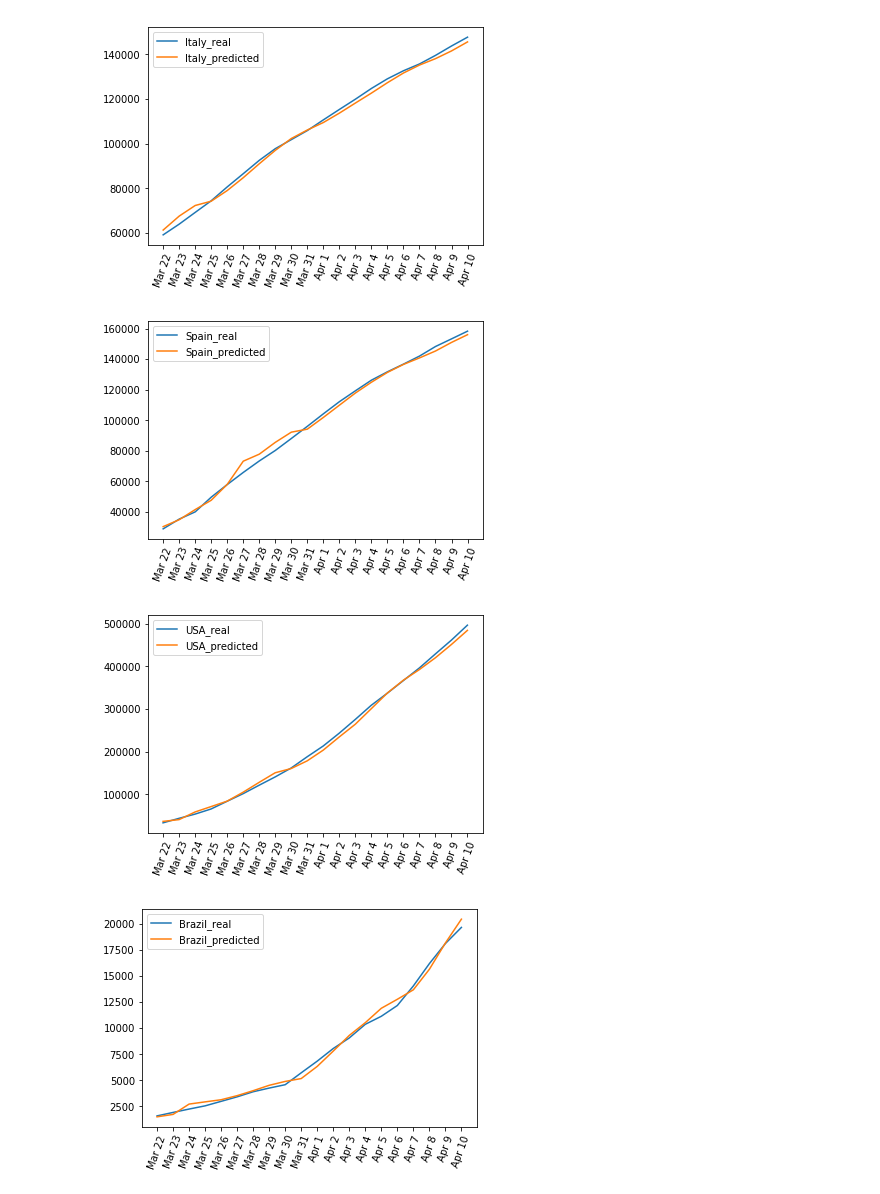
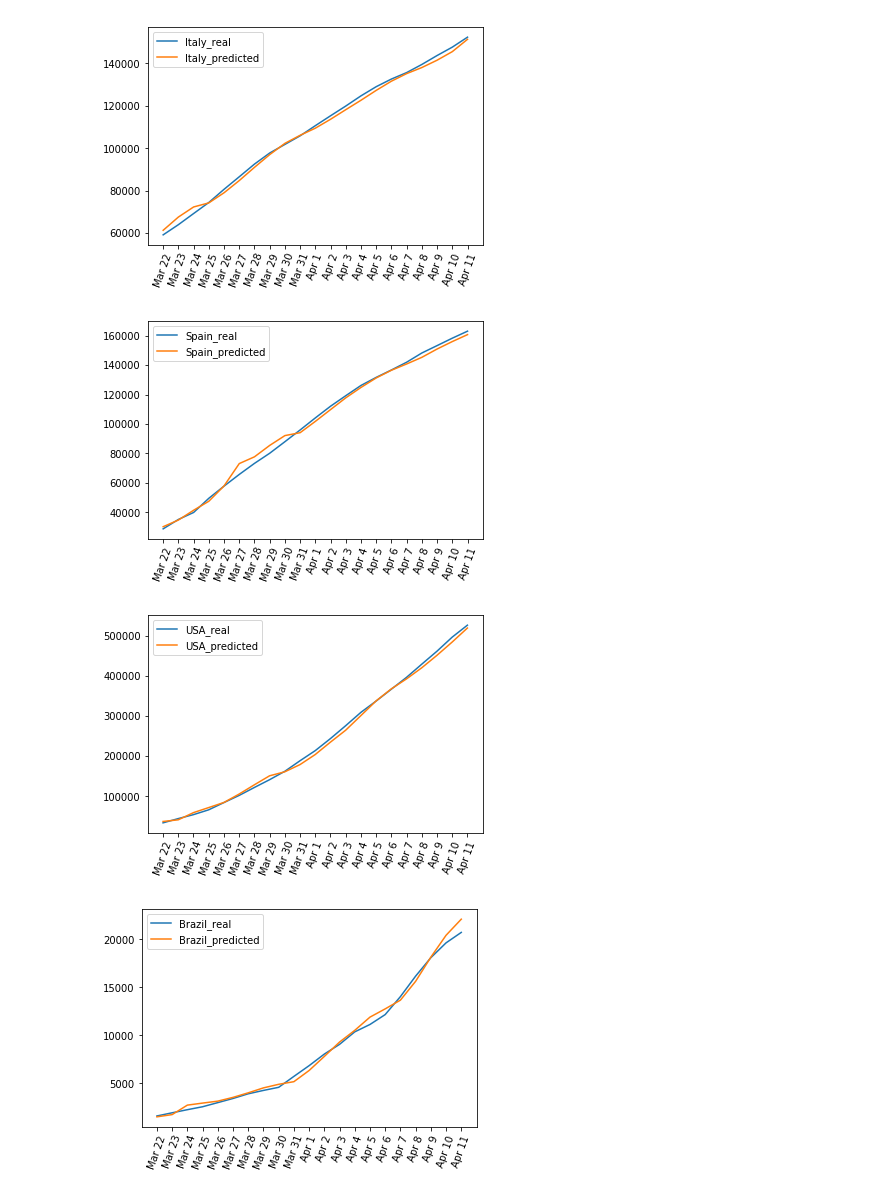
Before and after one commit to lucastsutsui/corona-prediction, a Jupyter notebook: realVsPredictedComparison.ipynb, the cells around one changed output. Cells and saved outputs as stored; diff of their text form; code cells hidden in the pictures.

```diff
--- a/realVsPredictedComparison.ipynb
+++ b/realVsPredictedComparison.ipynb
@@ -19,35 +19,36 @@ realData = dict()
 predData = dict()
 
 for country in ["Italy", "Spain", "USA", "Brazil"]:
     realData[country] = []
     predData[country] = []
 
 for i in range(int(len(dataset) / 2)):
     predData["Italy"].append(dataset[2 * i][0])
     realData["Italy"].append(dataset[(2 * i) + 1][0])
 
     predData["Spain"].append(dataset[2 * i][1])
     realData["Spain"].append(dataset[(2 * i) + 1][1])
 
     predData["USA"].append(dataset[2 * i][2])
     realData["USA"].append(dataset[(2 * i) + 1][2])
 
     predData["Brazil"].append(dataset[2 * i][3])
     realData["Brazil"].append(dataset[(2 * i) + 1][3])
 
 xlabel = ["Mar 22", "Mar 23", "Mar 24", "Mar 25", "Mar 26",
           "Mar 27", "Mar 28", "Mar 29", "Mar 30", "Mar 31",
           "Apr 1", "Apr 2", "Apr 3", "Apr 4", "Apr 5",
-          "Apr 6", "Apr 7", "Apr 8", "Apr 9", "Apr 10"]
+          "Apr 6", "Apr 7", "Apr 8", "Apr 9", "Apr 10",
+          "Apr 11"]
 
 for country in ["Italy", "Spain", "USA", "Brazil"]:
     plt.plot(realData[country], label=country + "_real")
     plt.plot(predData[country], label=country+"_predicted")
     plt.legend()
     plt.xticks(range(len(xlabel)), xlabel, rotation=70)
     plt.show()
 # %% [output]
-[figure, old version]
+[figure, new version]
-[figure, old version]
+[figure, new version]
-[figure, old version]
+[figure, new version]
-[figure, old version]
+[figure, new version]
```
Also changed, not shown: parts of 1 cell of this notebook, 2 other files.
